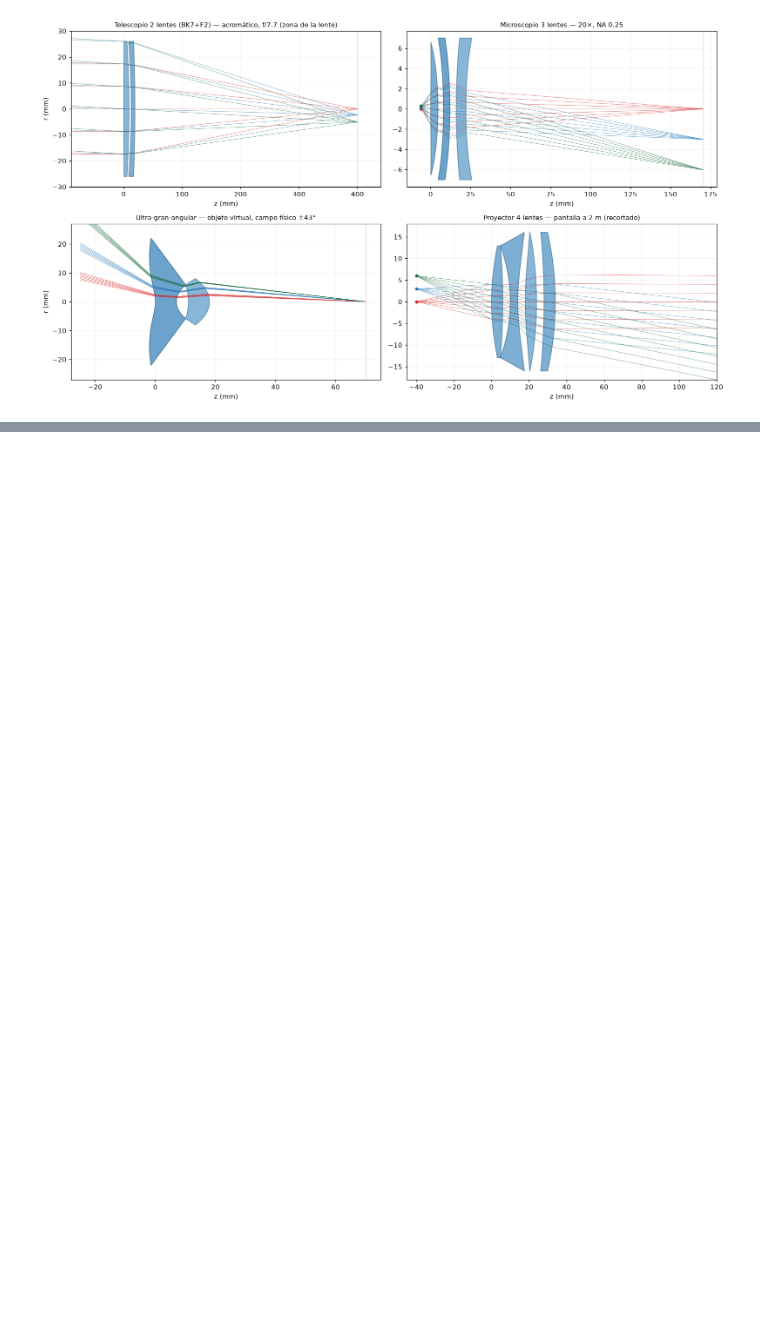
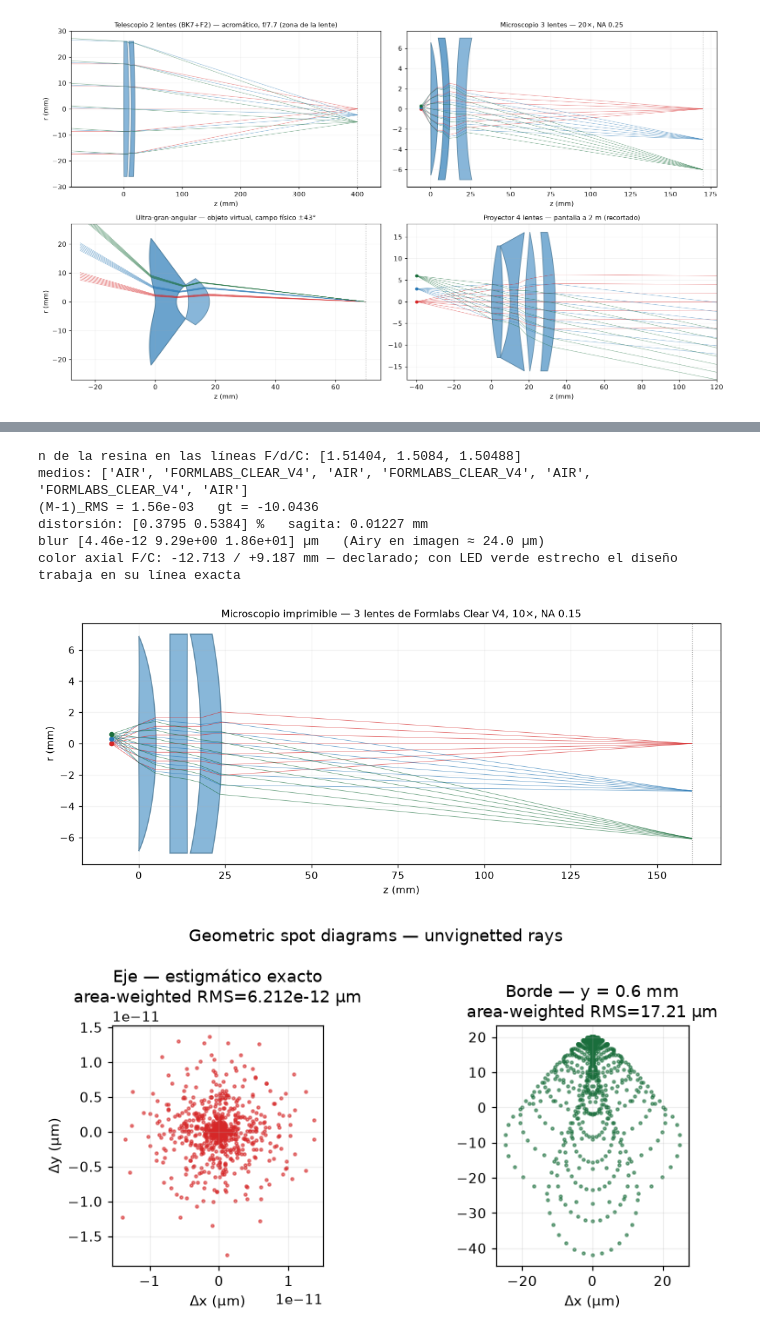
Before and after one commit to blancusjh/geometrical-raytracer, a Jupyter notebook: examples/notebooks/building_optical_systems.ipynb, the cells around one changed output, grey strips where cells are left out. Saved outputs shown, nothing was run; the diff lists cells and outputs as text; code cells hidden in the pictures; blank space fills up the shorter version.

```diff
--- a/examples/notebooks/building_optical_systems.ipynb
+++ b/examples/notebooks/building_optical_systems.ipynb
@@ -405,0 +368,55 @@ aplanatismo: notebook `stigmatism_and_aplanatism.ipynb` y el README.
+# %%
+RESIN = LIB["FORMLABS_CLEAR_V4"]
+print("n de la resina en las líneas F/d/C:",
+      [round(RESIN.index(w), 5) for w in (0.48613, WL, 0.65627)])
+
+printable0 = read_train(
+    DATA / "optical_systems/microscopes/formlabs_clear_10x.json", materials=LIB)
+print("medios:", [m.name for m in printable0.media])
+
+PRN_NA, PRN_FIELDS = 0.15, (0.3, 0.6)
+printable_fit = optimize_train(
+    printable0,
+    [Aplanatism(),
+     TargetMagnification(value=-10.0, weight=0.05),
+     Distortion(heights=PRN_FIELDS, weight=1.0),
+     FlatImageSurface(heights=(0.0, *PRN_FIELDS), weight=1.0)],
+    na_object_sine=PRN_NA, samples=13, bounds=(-3.5e3, 3.5e3), **POLISH,
+)
+printable = printable_fit.train
+ctx = EvaluationContext(printable, na_object_sine=PRN_NA, samples=9)
+dist = Distortion(heights=PRN_FIELDS).residuals(ctx)
+color = AxialColor().residuals(ctx)
+locus = printable_fit.image_surface
+airy_um = 0.61 * WL / (PRN_NA / abs(printable.gt))
+print(f"(M-1)_RMS = {ctx.report().map_rms:.2e}   gt = {printable.gt:+.4f}")
+print(f"distorsión: {np.array2string(dist*100, precision=4)} %   "
+      f"sagita: {locus.max_sagitta:.5f} mm")
+print(f"blur {np.array2string(locus.blur_rms_um, precision=2)} µm"
+      f"   (Airy en imagen ≈ {airy_um:.1f} µm)")
+print(f"color axial F/C: {color[0]:+.3f} / {color[1]:+.3f} mm "
+      f"— declarado; con LED verde estrecho el diseño trabaja en su línea exacta")
+
+fig, ax = plt.subplots(figsize=(9.5, 4.2))
+draw_train(ax, printable, [0.0, 0.3, 0.6], PRN_NA,
+           "Microscopio imprimible — 3 lentes de Formlabs Clear V4, 10×, NA 0.15")
+ax.set_ylabel("r (mm)")
+fig.tight_layout()
+plt.show()
+
+prn_spots = [spot_data(trace_pupil(SequentialTracer(printable.to_system()),
+                                   FieldPoint(y=y), na_object_sine=PRN_NA,
+                                   sampling=sampling, stop_index=0))
+             for y in (0.0, 0.6)]
+fig = plots.spots_figure(prn_spots, colors=["#d62728", "#1a6e3c"],
+                         titles=["Eje — estigmático exacto", "Borde — y = 0.6 mm"])
+plt.show()
+# %% [output]
+n de la resina en las líneas F/d/C: [1.51404, 1.5084, 1.50488]
+medios: ['AIR', 'FORMLABS_CLEAR_V4', 'AIR', 'FORMLABS_CLEAR_V4', 'AIR', 'FORMLABS_CLEAR_V4', 'AIR']
+(M-1)_RMS = 1.56e-03   gt = -10.0436
+distorsión: [0.3795 0.5384] %   sagita: 0.01227 mm
+blur [4.46e-12 9.29e+00 1.86e+01] µm   (Airy en imagen ≈ 24.0 µm)
+color axial F/C: -12.713 / +9.187 mm — declarado; con LED verde estrecho el diseño trabaja en su línea exacta
+[figure, added]
+[figure, added]
```
Also changed, not shown: parts of 9 cells of this notebook, 9 other files.
